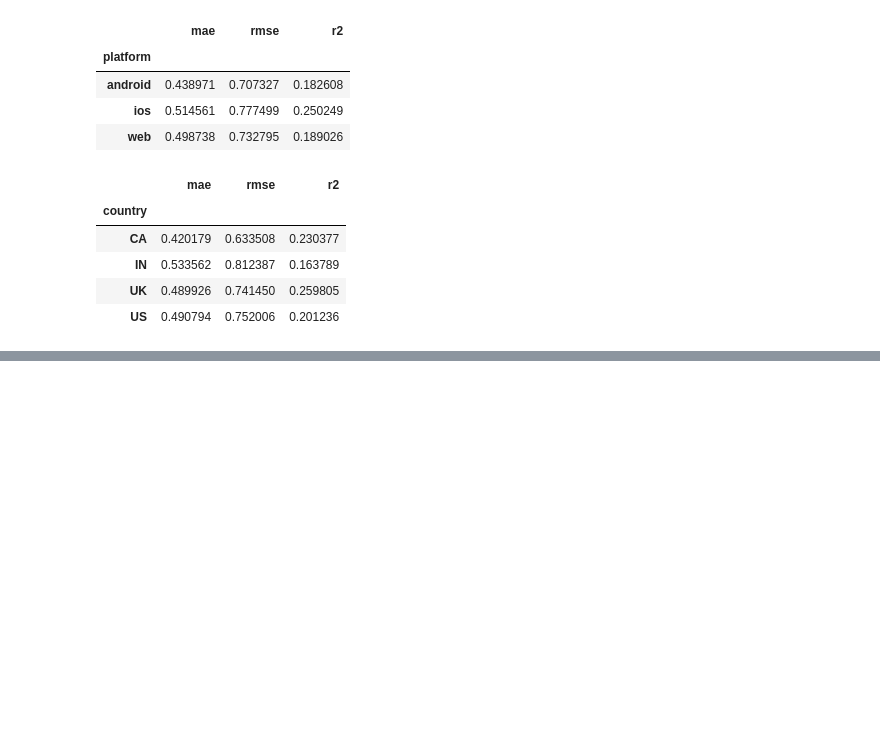
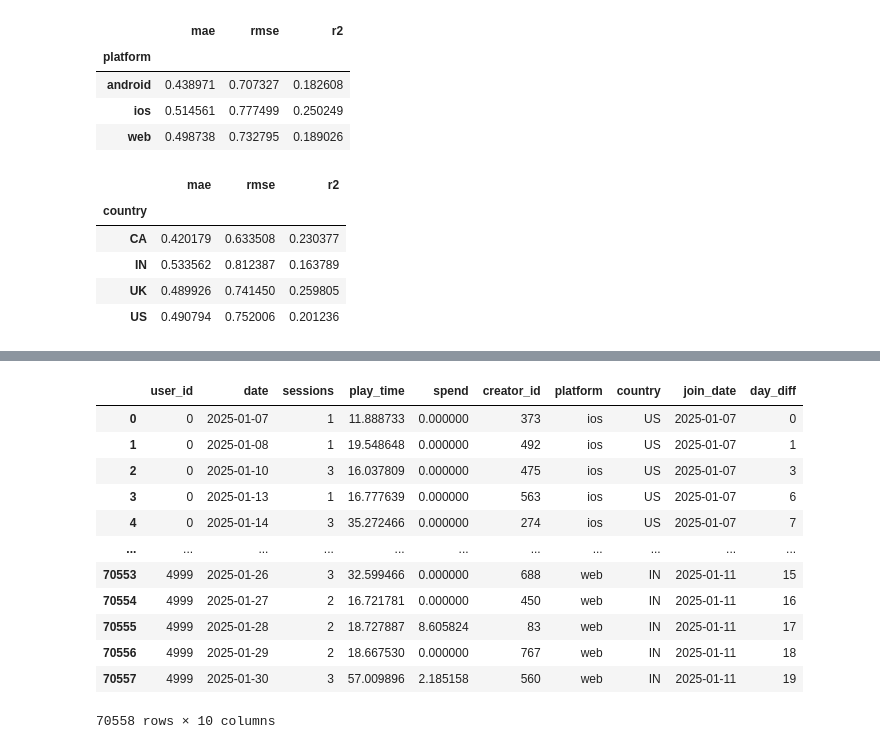
Before and after one commit to alchemistzzd/The-Ultimate-Data-Scientist-Interview-Preparation, a Jupyter notebook: Roblox_LTV.ipynb, the cells around one changed output, grey strips where cells are left out. Drawn from its saved outputs; the diff is of its cells as text; code cells hidden in the pictures; blank space fills up the shorter version.

```diff
--- a/Roblox_LTV.ipynb
+++ b/Roblox_LTV.ipynb
@@ -1503,0 +1965,22 @@ y_eval_country
+# %%
+df_test = df.copy(deep = True)
+# %%
+df_test['join_date'] = df_test.groupby(['user_id'])['date'].transform('min')
+# %%
+df_test['day_diff'] = (df_test['date'] - df_test['join_date']).dt.days
+# %%
+df_test
+# %% [output]
+|  | user_id | date | sessions | play_time | spend | creator_id | platform | country | join_date | day_diff |
+| 0 | 0 | 2025-01-07 | 1 | 11.888733 | 0.000000 | 373 | ios | US | 2025-01-07 | 0 |
+| 1 | 0 | 2025-01-08 | 1 | 19.548648 | 0.000000 | 492 | ios | US | 2025-01-07 | 1 |
+| 2 | 0 | 2025-01-10 | 3 | 16.037809 | 0.000000 | 475 | ios | US | 2025-01-07 | 3 |
+| 3 | 0 | 2025-01-13 | 1 | 16.777639 | 0.000000 | 563 | ios | US | 2025-01-07 | 6 |
+| 4 | 0 | 2025-01-14 | 3 | 35.272466 | 0.000000 | 274 | ios | US | 2025-01-07 | 7 |
+| ... | ... | ... | ... | ... | ... | ... | ... | ... | ... | ... |
+| 70553 | 4999 | 2025-01-26 | 3 | 32.599466 | 0.000000 | 688 | web | IN | 2025-01-11 | 15 |
+| 70554 | 4999 | 2025-01-27 | 2 | 16.721781 | 0.000000 | 450 | web | IN | 2025-01-11 | 16 |
+| 70555 | 4999 | 2025-01-28 | 2 | 18.727887 | 8.605824 | 83 | web | IN | 2025-01-11 | 17 |
+| 70556 | 4999 | 2025-01-29 | 2 | 18.667530 | 0.000000 | 767 | web | IN | 2025-01-11 | 18 |
+| 70557 | 4999 | 2025-01-30 | 3 | 57.009896 | 2.185158 | 560 | web | IN | 2025-01-11 | 19 |
+70558 rows × 10 columns
```
Also changed, not shown: parts of 112 cells of this notebook, 1 other file.
